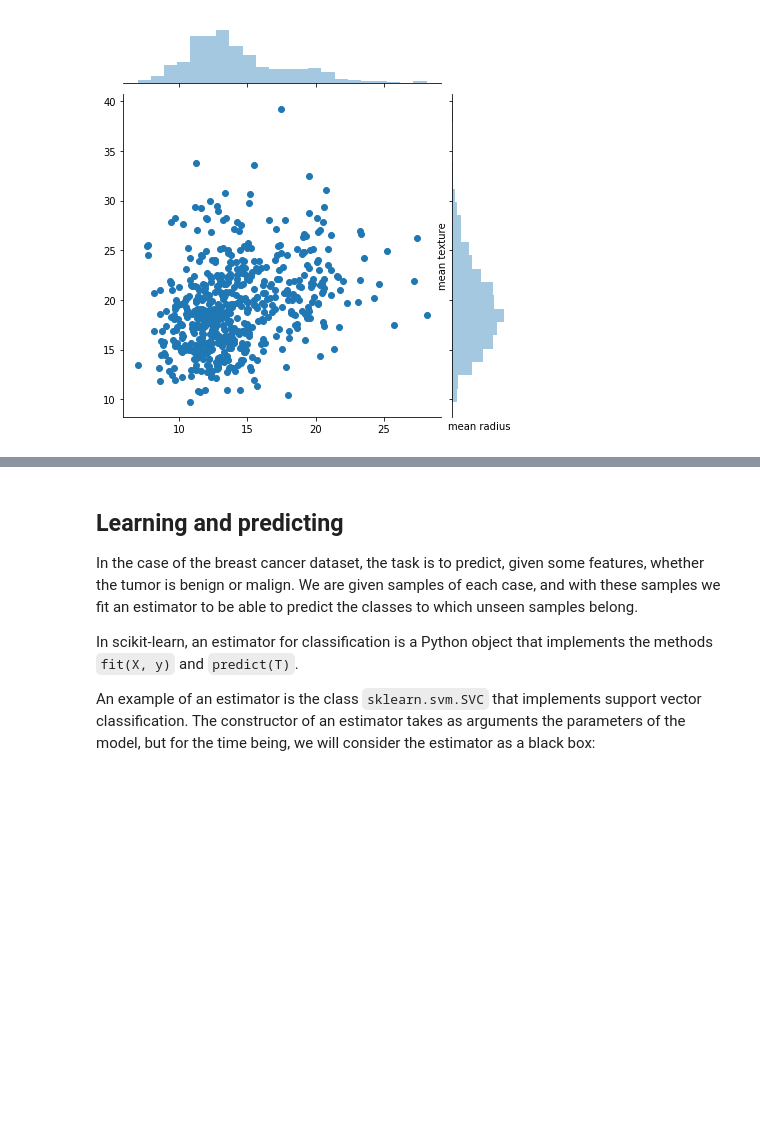
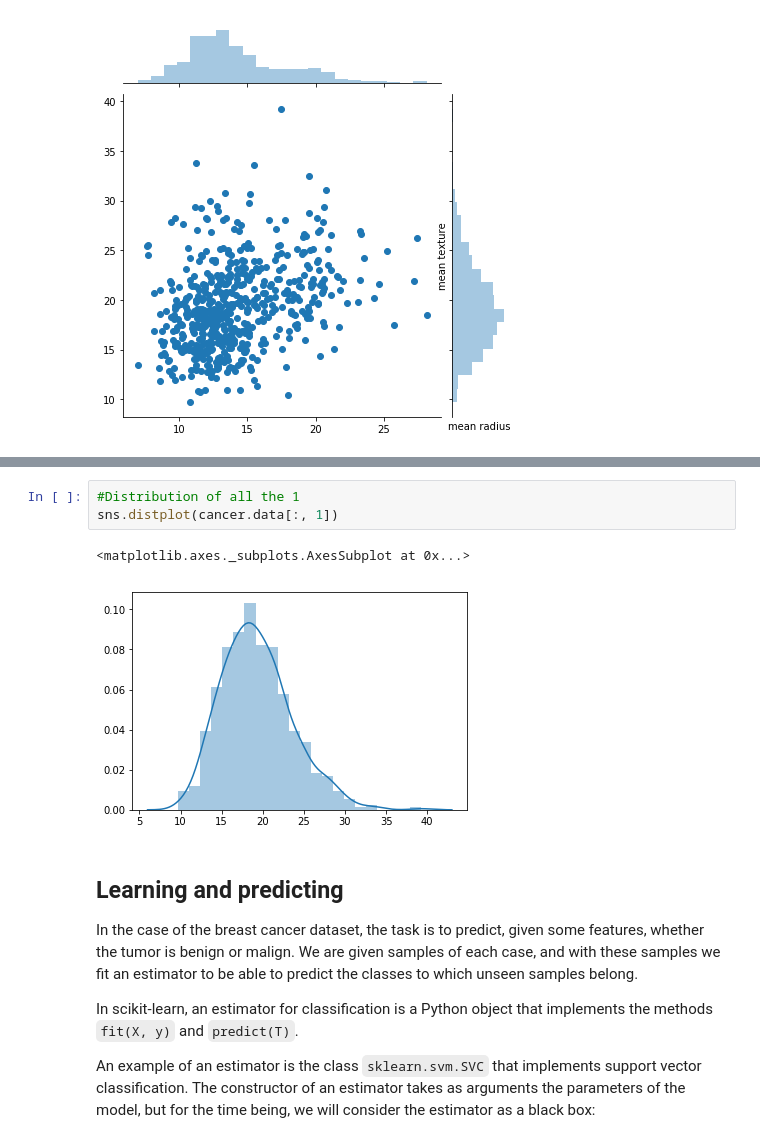
Before and after one commit to CynthiaMasetto/ce888labs, a Jupyter notebook: Lab3/Breast_Cancer_dataset.ipynb, the cells around one changed output, grey strips where cells are left out. Saved outputs shown, nothing was run; the diff lists cells and outputs as text; blank space fills up the shorter version.

```diff
--- a/Lab3/Breast_Cancer_dataset.ipynb
+++ b/Lab3/Breast_Cancer_dataset.ipynb
@@ -100,3 +101,9 @@ Text(336.9714285714286, 0.5, 'mean texture')
+# %%
+#Distribution of all the 1
+sns.distplot(cancer.data[:, 1])
+# %% [output]
+<matplotlib.axes._subplots.AxesSubplot at 0x...>
+[figure, added]
 # %% [markdown]
 ## Learning and predicting
 In the case of the breast cancer dataset, the task is to predict, given some features, whether the tumor is benign or malign. We are given samples of each case, and with these samples we fit an estimator to be able to predict the classes to which unseen samples belong.
```
Also changed, not shown: parts of 3 cells of this notebook, 3 other files.
